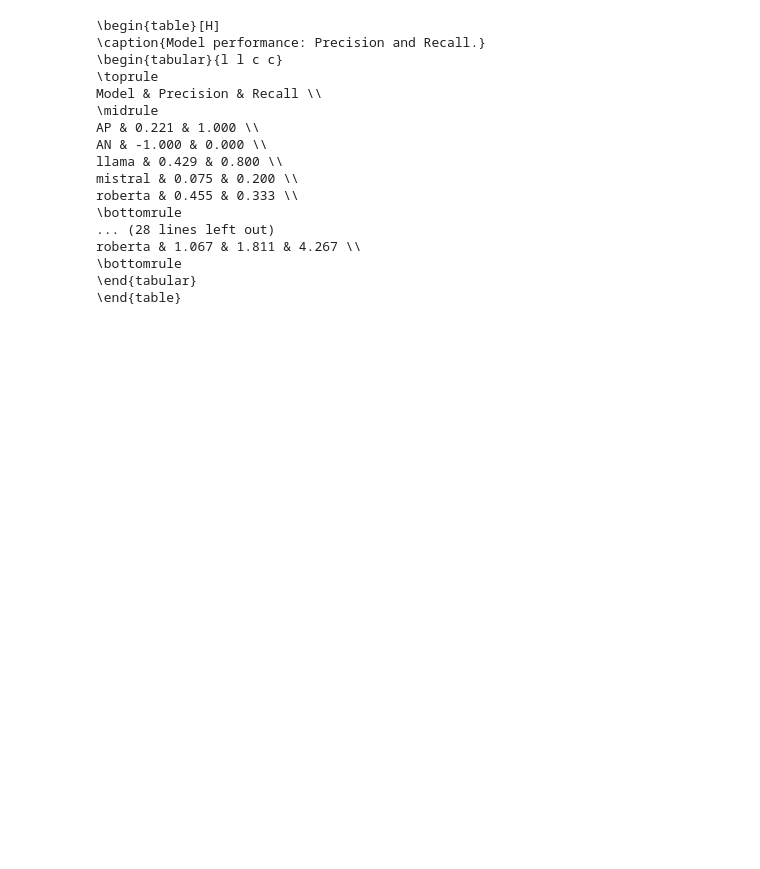
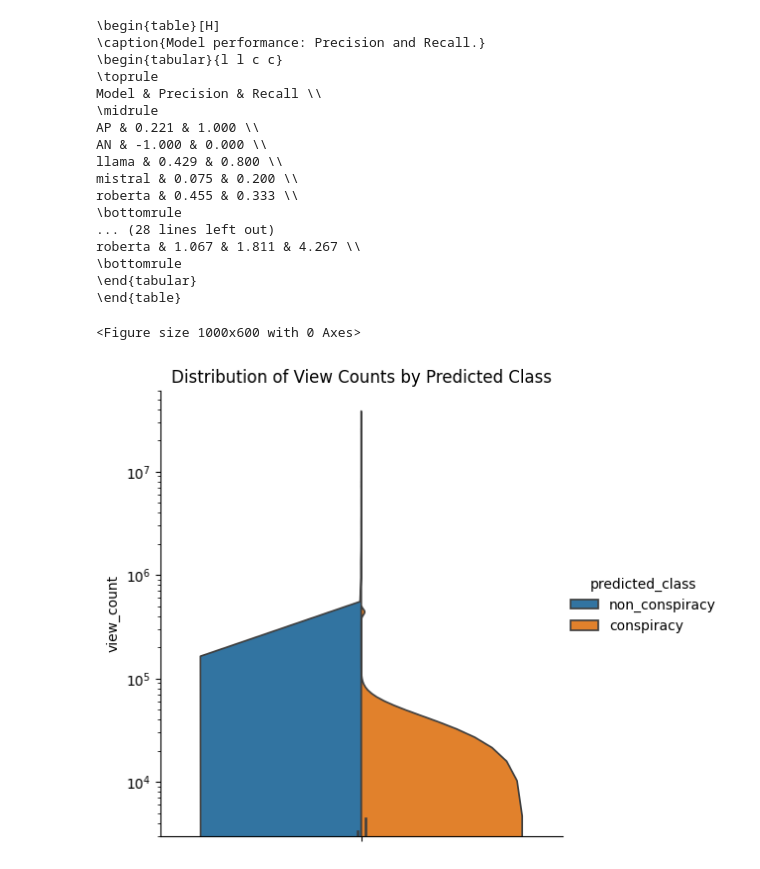
Before and after one commit to leoli51/youtube-conspiracy-detection, a Jupyter notebook: notebooks/graphs_and_tables.ipynb, the cells around one changed output. Saved outputs shown, nothing was run; the diff lists cells and outputs as text; code cells hidden in the pictures; blank space fills up the shorter version.

Commit message:
feat: code for new graphs

```diff
--- a/notebooks/graphs_and_tables.ipynb
+++ b/notebooks/graphs_and_tables.ipynb
@@ -520,0 +587,16 @@ roberta & 1.067 & 1.811 & 4.267 \\
+# %%
+
+import matplotlib.pyplot as plt
+import seaborn as sns
+
+plt.figure(figsize=(10, 6))
+sns.catplot(
+    data=df, y="view_count", hue="predicted_class",
+    kind="violin", split=True,
+)
+plt.title('Distribution of View Counts by Predicted Class')
+plt.yscale('log')  # Optional: use log scale if the distribution is very skewed
+plt.show()
+# %% [output]
+<Figure size 1000x600 with 0 Axes>
+[figure, added]
```
Also changed, not shown: parts of 10 cells of this notebook, 1 other file.
